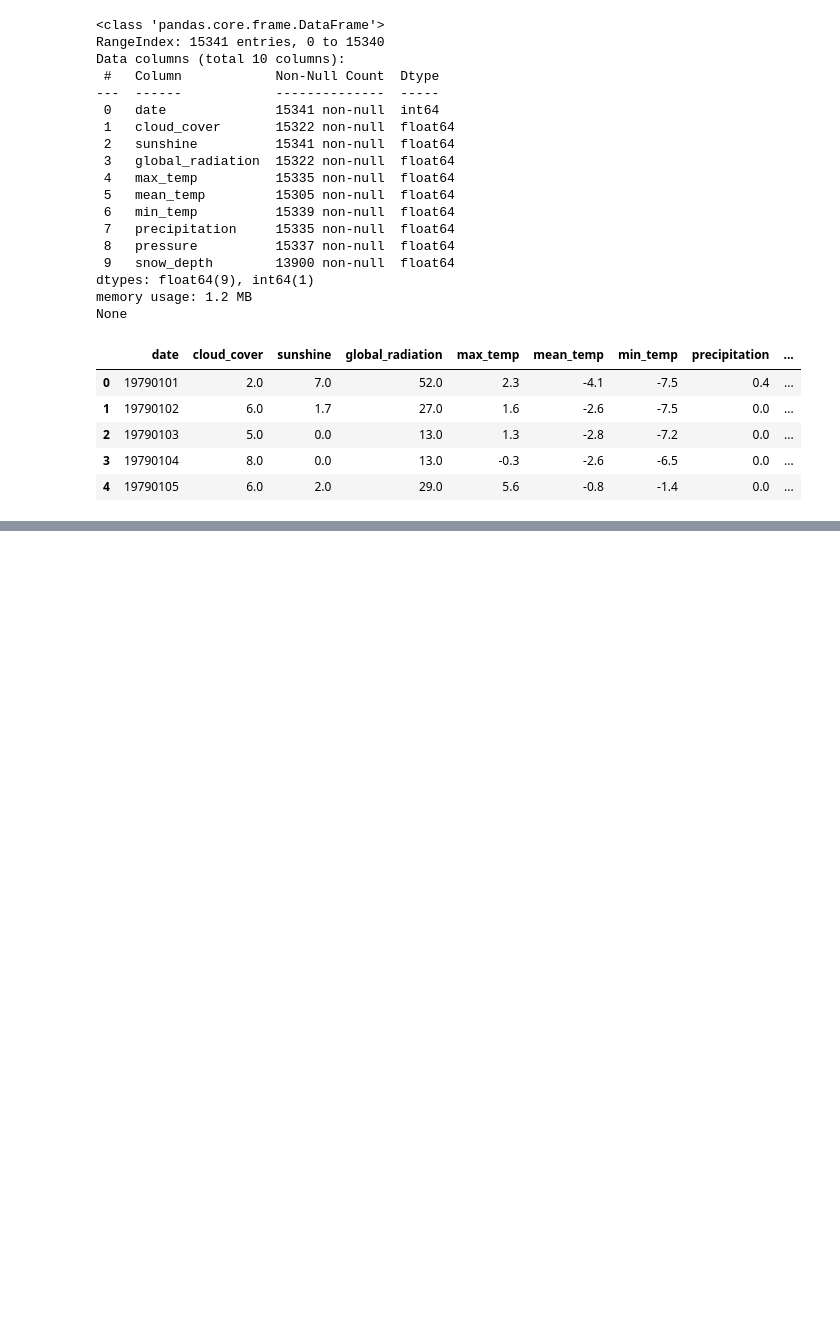
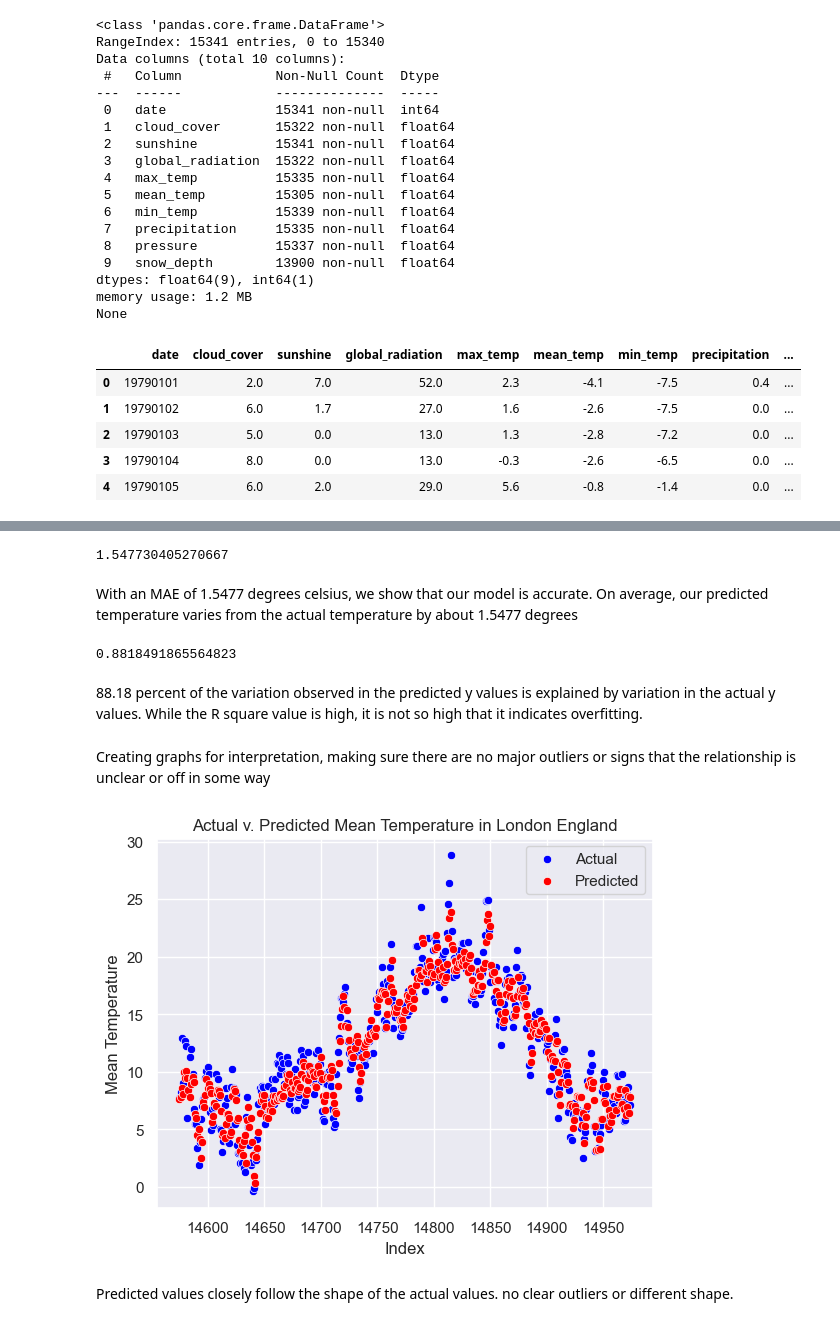
Before and after one commit to artkumik/random-forest, a Jupyter notebook: weather/weather.ipynb, the cells around one changed output, grey strips where cells are left out. Cells and saved outputs as stored; diff of their text form; code cells hidden in the pictures; blank space fills up the shorter version.

```diff
--- a/weather/weather.ipynb
+++ b/weather/weather.ipynb
@@ -149,0 +175,29 @@ Temperature is shown to increase an average of 0.04 degrees each year.
+# %%
+model = RandomForestRegressor(n_estimators = 200,
+                               min_samples_split = 50,
+                               random_state = 1)
+
+#all columns except for any related to temperature
+predictors = ["year",
+              "month",
+              "day",
+              "cloud_cover",
+              "sunshine",
+              "global_radiation",
+              "precipitation",
+              "pressure",
+              "snow_depth",
+              "month_sin",
+              "month_cos"]
+
+predictors = predictors + border_predictors
+
+train = df.iloc[:-400]
+X_train = train[predictors]
+Y_train = train["mean_temp"]
+
+test = df.iloc[-400:]
+X_test = test[predictors]
+Y_test = test["mean_temp"]
+
+model.fit(X_train,Y_train)
@@ -149,0 +208,3 @@ Temperature is shown to increase an average of 0.04 degrees each year.
+# %%
+Y_pred = model.predict(X_test)
+Y_pred = pd.Series(Y_pred, index = Y_test.index)
@@ -149,0 +235,31 @@ Temperature is shown to increase an average of 0.04 degrees each year.
+# %%
+mae = mean_absolute_error(Y_test,Y_pred)
+mae
+# %% [output]
+1.547730405270667
+# %% [markdown]
+With an MAE of 1.5477 degrees celsius, we show that our model is accurate. On average, our predicted temperature varies from the actual temperature by about 1.5477 degrees
+# %%
+r2 = r2_score(Y_test,Y_pred)
+r2
+# %% [output]
+0.8818491865564823
+# %% [markdown]
+88.18 percent of the variation observed in the predicted y values is explained by variation in the actual y values. While the R square value is high, it is not so high that it indicates overfitting.
+# %% [markdown]
+Creating graphs for interpretation, making sure there are no major outliers or signs that the relationship is unclear or off in some way
+# %%
+sns.set_theme(style = "darkgrid")
+
+sns.scatterplot(x = Y_test.index, y = Y_test.values, color = "Blue", label = "Actual")
+sns.scatterplot(x = Y_pred.index, y = Y_pred.values, color = "Red", label = "Predicted")
+
+plt.xlabel(f"Index")
+plt.ylabel(f"Mean Temperature")
+plt.title(f"Actual v. Predicted Mean Temperature in London England")
+
+plt.show()
+# %% [output]
+[figure, added]
+# %% [markdown]
+Predicted values closely follow the shape of the actual values. no clear outliers or different shape.
```
Also changed, not shown: parts of 24 cells of this notebook.
